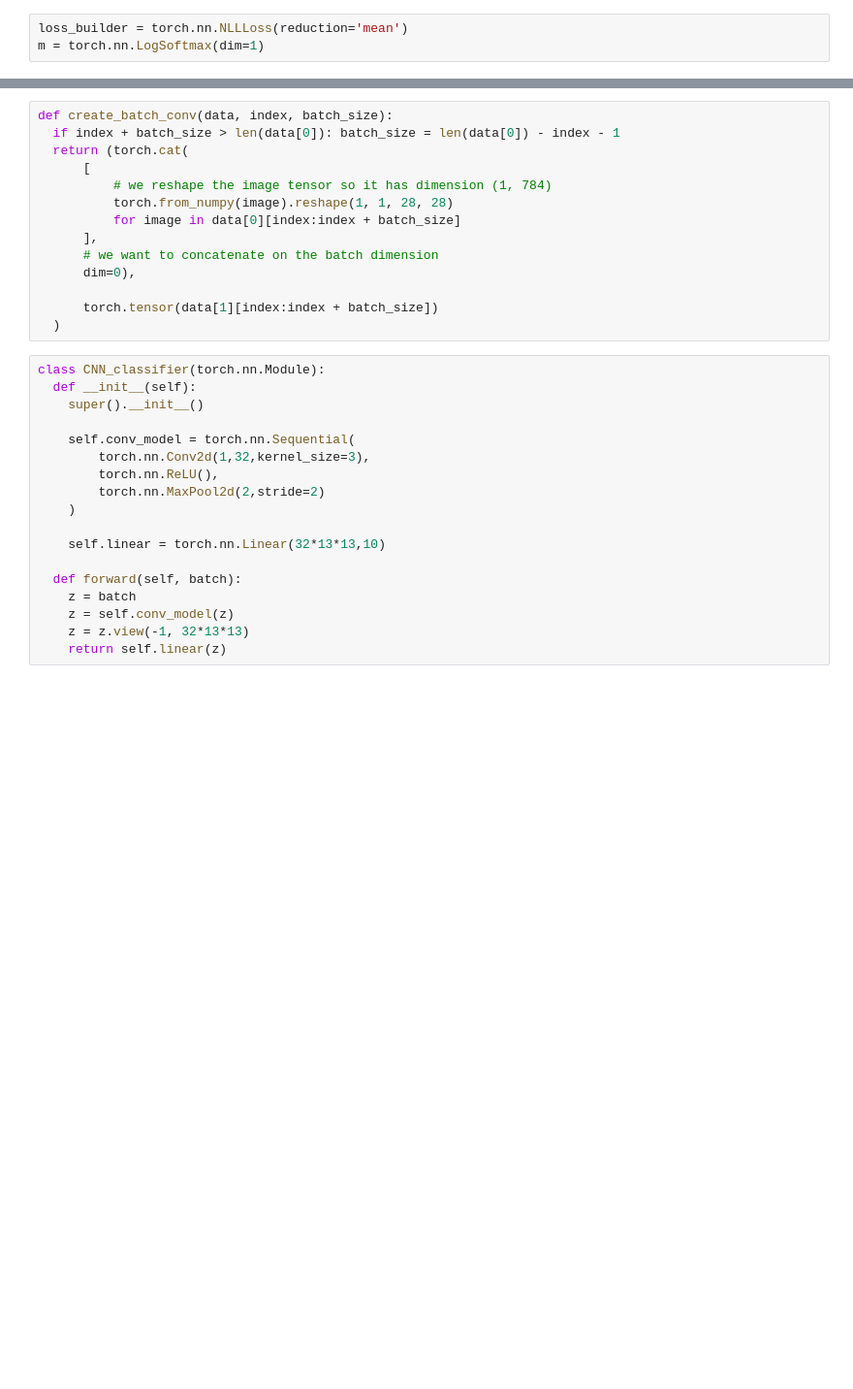
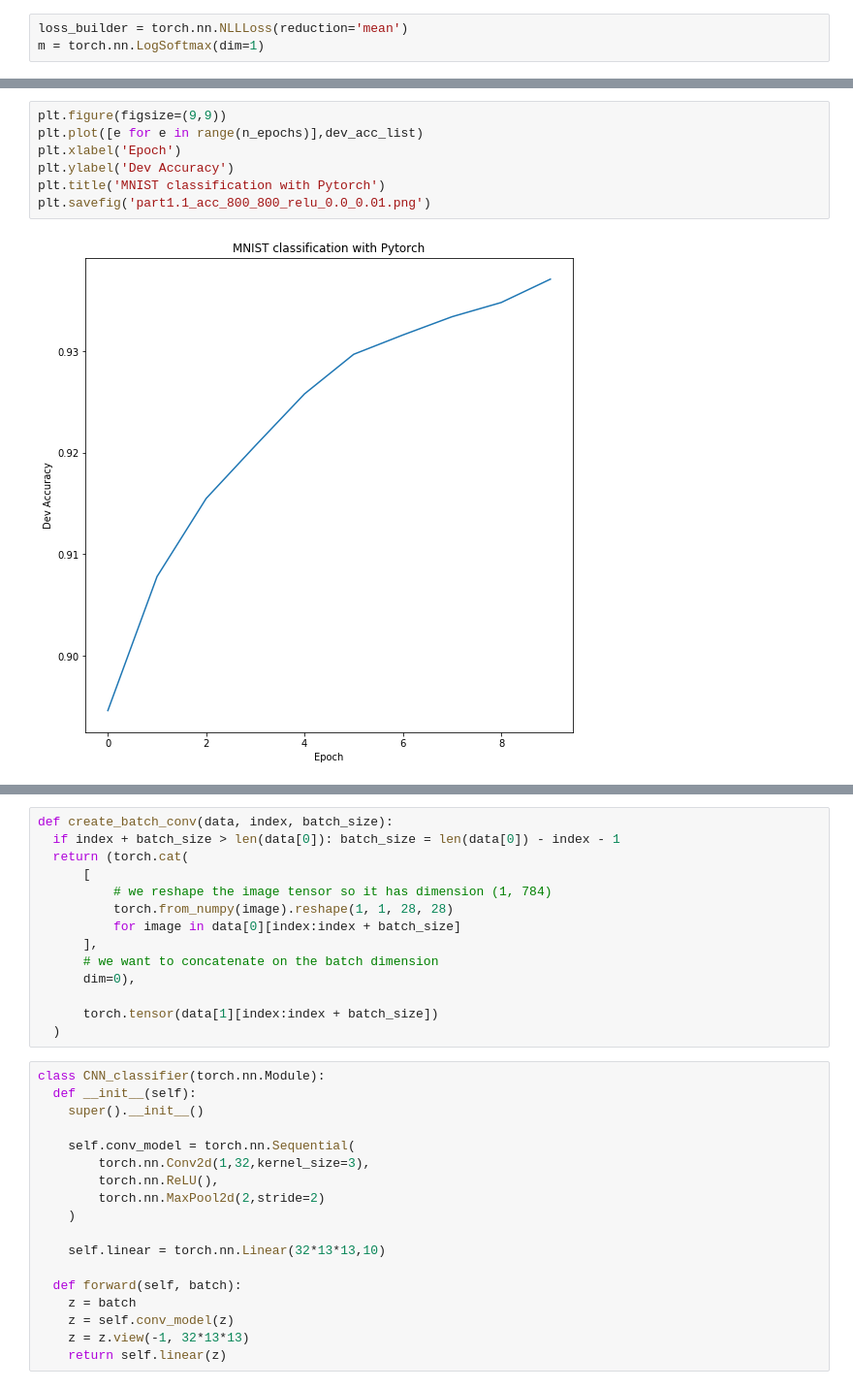
Before and after one commit to PrathamSolanki/deep-learning, a Jupyter notebook: 3/exercise_3_1.ipynb, the cells around one changed output, grey strips where cells are left out. Shown at 97% size. Cells and saved outputs as stored; diff of their text form; blank space fills up the shorter version.

```diff
--- a/3/exercise_3_1.ipynb
+++ b/3/exercise_3_1.ipynb
@@ -197,0 +232,9 @@ tensor(0.1637) 92.72
+# %%
+plt.figure(figsize=(9,9))
+plt.plot([e for e in range(n_epochs)],dev_acc_list)
+plt.xlabel('Epoch')
+plt.ylabel('Dev Accuracy')
+plt.title('MNIST classification with Pytorch')
+plt.savefig('part1.1_acc_800_800_relu_0.0_0.01.png')
+# %% [output]
+[figure, added]
```
Also changed, not shown: parts of 15 cells of this notebook, 33 other files.
